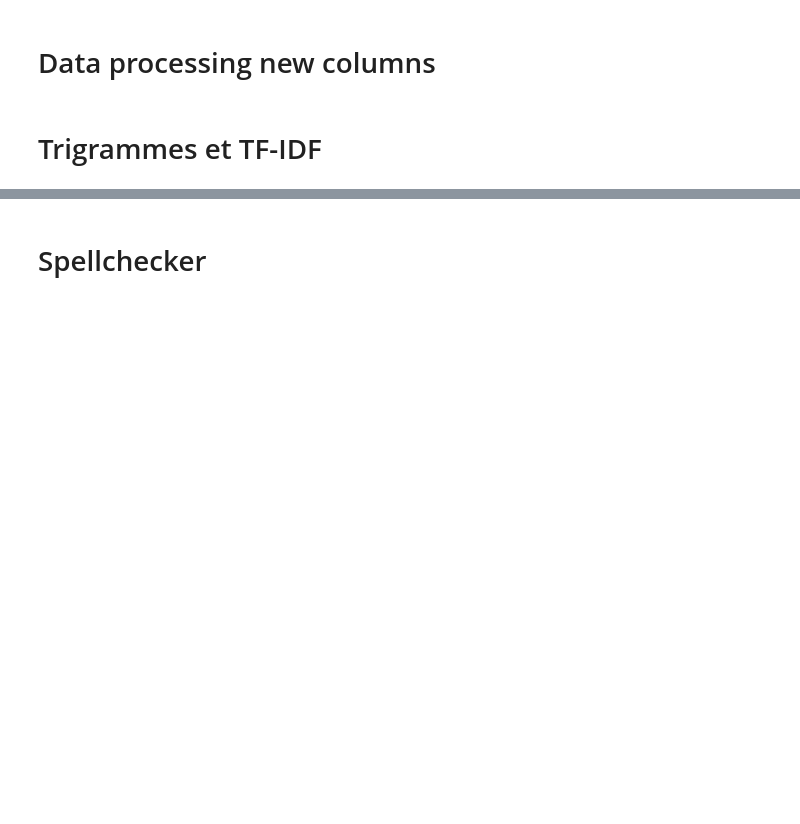
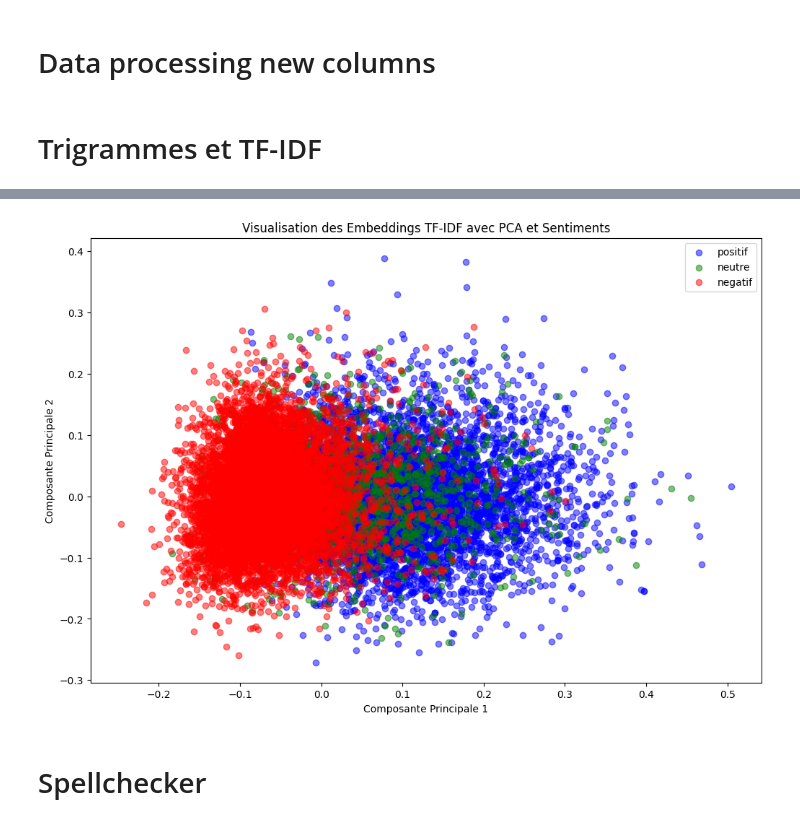
Before and after one commit to LisaLOUNIS/NLP, a Jupyter notebook: project2.ipynb, the cells around one changed output, grey strips where cells are left out. Saved outputs shown, nothing was run; the diff lists cells and outputs as text; code cells hidden in the pictures; blank space fills up the shorter version.

```diff
--- a/project2.ipynb
+++ b/project2.ipynb
@@ -255,3 +254,35 @@ tfidf_matrix = vectorizer.fit_transform(all_data['trigrammes_joined'])
+# %%
+def stars_to_sentiment(number_of_stars):
+    if number_of_stars >= 4:  # Supposons que 4 et 5 étoiles sont positifs
+        return 'positif'
+    elif number_of_stars <= 2:  # Supposons que 1 et 2 étoiles sont négatifs
+        return 'negatif'
+    else:  # Supposons que 3 étoiles sont neutres
+        return 'neutre'
+
+# Appliquez la fonction pour créer une nouvelle colonne 'sentiment'
+all_data['sentiment'] = all_data['stars'].apply(stars_to_sentiment)
+
+# Réduction de dimension avec PCA
+pca = PCA(n_components=2)
+reduced_embeddings = pca.fit_transform(tfidf_matrix.toarray())
+
+# Mapping des couleurs aux sentiments
+color_map = {'positif': 'blue', 'negatif': 'red', 'neutre': 'green'}
+
+# Visualisation avec Matplotlib
+plt.figure(figsize=(12, 8))
+for sentiment in ['positif', 'neutre', 'negatif']:
+    indices = all_data['sentiment'] == sentiment
+    plt.scatter(reduced_embeddings[indices, 0], reduced_embeddings[indices, 1],
+                alpha=0.5, c=color_map[sentiment], label=sentiment)
+plt.title('Visualisation des Embeddings TF-IDF avec PCA et Sentiments')
+plt.xlabel('Composante Principale 1')
+plt.ylabel('Composante Principale 2')
+plt.legend()
+plt.show()
+# %% [output]
+[figure, added]
 # %% [markdown]
 # Spellchecker
 # %%
```
Also changed, not shown: parts of 7 cells of this notebook, 1 other file.
